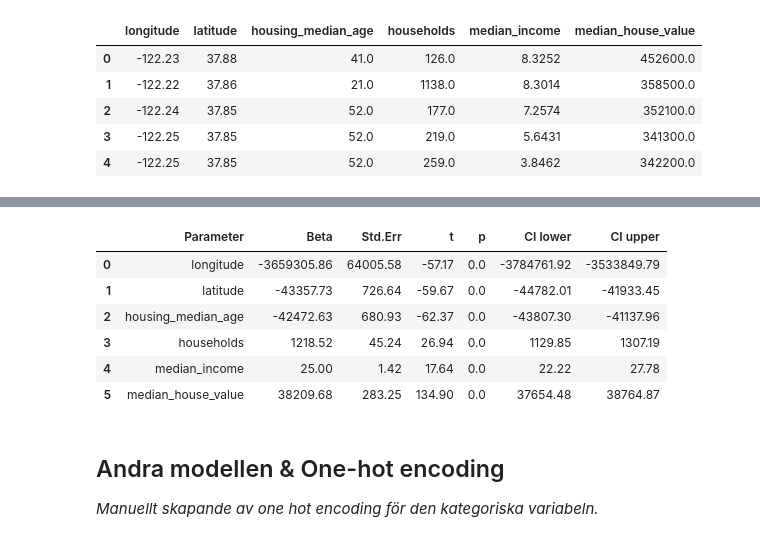
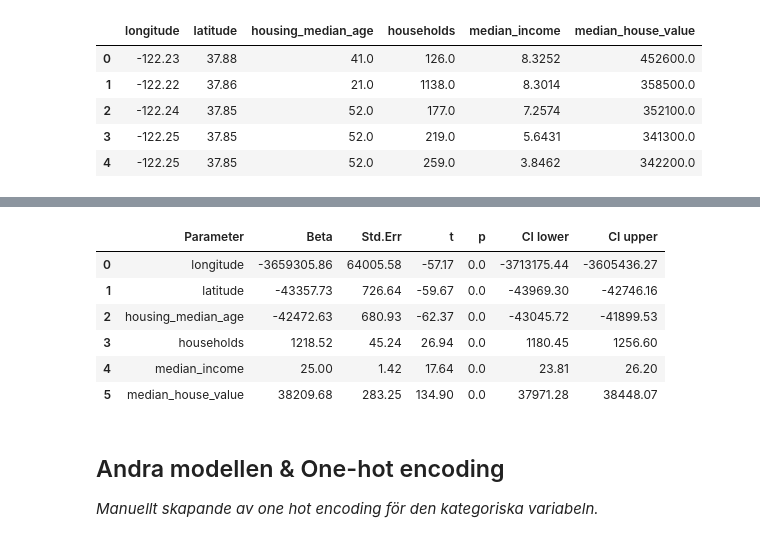
Before and after one commit to SebastianPetersson/Statistiska-metoder, a Jupyter notebook: Labb/Labb_notebook.ipynb, the cells around one changed output, grey strips where cells are left out. Saved outputs shown, nothing was run; the diff lists cells and outputs as text; code cells hidden in the pictures.

```diff
--- a/Labb/Labb_notebook.ipynb
+++ b/Labb/Labb_notebook.ipynb
@@ -135,25 +135,25 @@ df1.head()
 # %%
 X1 = df1.iloc[:, :5]
 y = df1['median_house_value']
 param_names_1 = df1.columns.tolist()
-model_1 = LinearRegression()
+model_1 = LinearRegression(confidence_level=0.60)
 model_1.fit(X1, y)
 n = model.n
 d = model.d
 sum_mod1 = model_1.summary_basic('Model 1')
 sum_coef_1 = model_1.summary_coef(param_names_1)
 display(sum_mod1)
 display(sum_coef_1)
 # %% [output]
 |  | n | d | R2 | Variance | Standard deviation | rmse | F-statistic | P-value |
 | Model 1 summary | 20433 | 5 | 0.6001 | 5.329792e+09 | 73005.42 | 73005.42 | 6131.3 | 0.0 |
 |  | Parameter | Beta | Std.Err | t | p | CI lower | CI upper |
-| 0 | longitude | -3659305.86 | 64005.58 | -57.17 | 0.0 | -3784761.92 | -3533849.79 |
-| 1 | latitude | -43357.73 | 726.64 | -59.67 | 0.0 | -44782.01 | -41933.45 |
-| 2 | housing_median_age | -42472.63 | 680.93 | -62.37 | 0.0 | -43807.30 | -41137.96 |
-| 3 | households | 1218.52 | 45.24 | 26.94 | 0.0 | 1129.85 | 1307.19 |
-| 4 | median_income | 25.00 | 1.42 | 17.64 | 0.0 | 22.22 | 27.78 |
-| 5 | median_house_value | 38209.68 | 283.25 | 134.90 | 0.0 | 37654.48 | 38764.87 |
+| 0 | longitude | -3659305.86 | 64005.58 | -57.17 | 0.0 | -3713175.44 | -3605436.27 |
+| 1 | latitude | -43357.73 | 726.64 | -59.67 | 0.0 | -43969.30 | -42746.16 |
+| 2 | housing_median_age | -42472.63 | 680.93 | -62.37 | 0.0 | -43045.72 | -41899.53 |
+| 3 | households | 1218.52 | 45.24 | 26.94 | 0.0 | 1180.45 | 1256.60 |
+| 4 | median_income | 25.00 | 1.42 | 17.64 | 0.0 | 23.81 | 26.20 |
+| 5 | median_house_value | 38209.68 | 283.25 | 134.90 | 0.0 | 37971.28 | 38448.07 |
 # %% [markdown]
 ## Andra modellen & One-hot encoding
 
```
Also changed, not shown: parts of 3 cells of this notebook.
